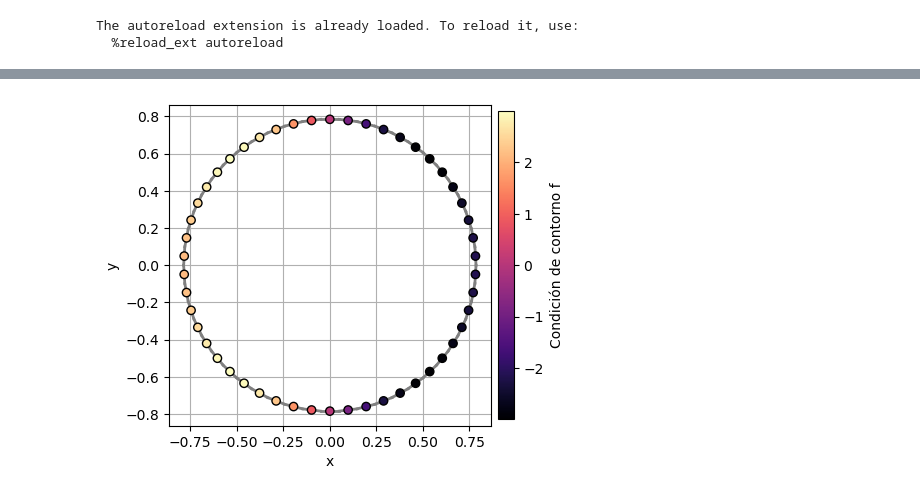
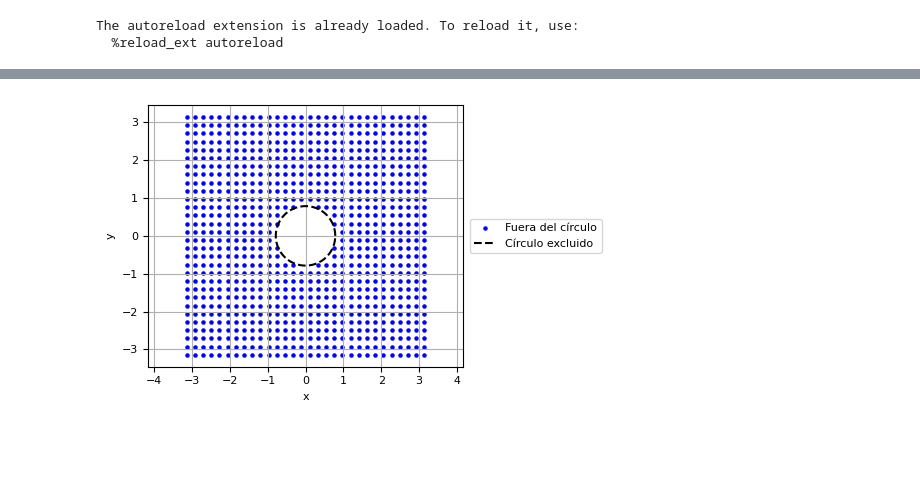
Before and after one commit to oscar-rincon/curso_bem, a Jupyter notebook: proyecto/test_problem_4.ipynb, the cells around one changed output, grey strips where cells are left out. Drawn from its saved outputs; the diff is of its cells as text; code cells hidden in the pictures; blank space fills up the shorter version.

```diff
--- a/proyecto/test_problem_4.ipynb
+++ b/proyecto/test_problem_4.ipynb
@@ -57,5 +89,31 @@ plot_oriented_edges(aVertex, aElement)
-# %%
-plot_edge_scalar_field(aCenters, aVertex, aElement, f, title="")
-# %% [output]
-[figure, removed]
+# %%
+# Generar puntos en el dominio rectangular excluyendo un círculo
+n_dom = 30
+points_outside, points_inside = generateInteriorPoints_excluding_circle(
+    Nx=n_dom, Ny=n_dom,
+    xmin=-np.pi, xmax=np.pi,
+    ymin=-np.pi, ymax=np.pi,
+    r_exclude=np.pi / 4
+)
+
+plt.figure(figsize=(5, 3))
+plt.scatter(points_outside[:, 0], points_outside[:, 1], color='blue', s=5, label='Fuera del círculo')
+#plt.scatter(points_inside[:, 0], points_inside[:, 1], color='red', s=5, label='Dentro del círculo')
+
+# Dibujar el círculo excluido para referencia visual
+theta = np.linspace(0, 2 * np.pi, 300)
+r_exclude = np.pi / 4
+x_circ = r_exclude * np.cos(theta)
+y_circ = r_exclude * np.sin(theta)
+plt.plot(x_circ, y_circ, 'k--', label='Círculo excluido')
+
+plt.axis('equal')
+plt.grid(True)
+plt.xlabel("x")
+plt.ylabel("y")
+plt.legend(loc='center left', bbox_to_anchor=(1.02, 0.5), borderaxespad=0)
+plt.tight_layout()
+plt.show()
+# %% [output]
+[figure, added]
 # %%
```
Also changed, not shown: parts of 16 cells of this notebook, 2 other files.
